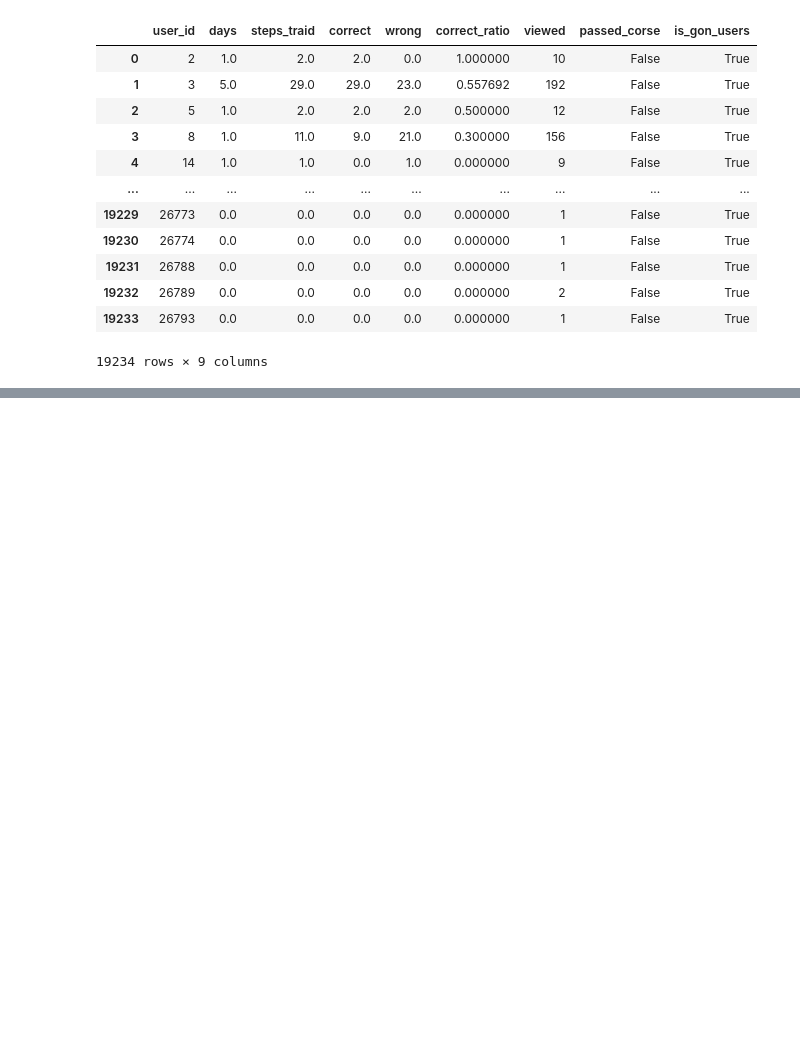
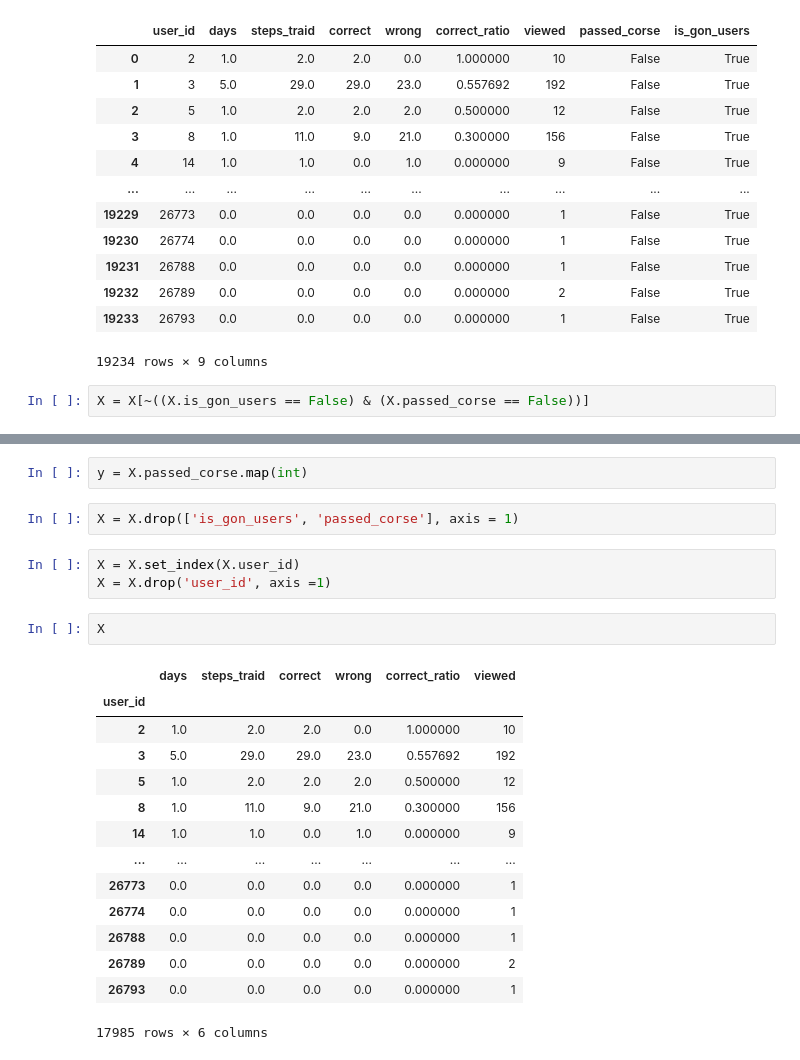
Before and after one commit to MakVit1988/Data_Science_and_ML_, a Jupyter notebook: Stepik_ML.ipynb, the cells around one changed output, grey strips where cells are left out. Saved outputs shown, nothing was run; the diff lists cells and outputs as text; blank space fills up the shorter version.

```diff
--- a/Stepik_ML.ipynb
+++ b/Stepik_ML.ipynb
@@ -757,3 +740,5 @@ X
 | 19232 | 26789 | 0.0 | 0.0 | 0.0 | 0.0 | 0.000000 | 2 | False | True |
 | 19233 | 26793 | 0.0 | 0.0 | 0.0 | 0.0 | 0.000000 | 1 | False | True |
 19234 rows × 9 columns
+# %%
+X = X[~((X.is_gon_users == False) & (X.passed_corse == False))]
@@ -759,0 +753,24 @@ X
+# %%
+y = X.passed_corse.map(int)
+# %%
+X = X.drop(['is_gon_users', 'passed_corse'], axis = 1)
+# %%
+X = X.set_index(X.user_id)
+X = X.drop('user_id', axis =1)
+# %%
+X
+# %% [output]
+|  | days | steps_traid | correct | wrong | correct_ratio | viewed |
+| user_id |  |  |  |  |  |  |
+| 2 | 1.0 | 2.0 | 2.0 | 0.0 | 1.000000 | 10 |
+| 3 | 5.0 | 29.0 | 29.0 | 23.0 | 0.557692 | 192 |
+| 5 | 1.0 | 2.0 | 2.0 | 2.0 | 0.500000 | 12 |
+| 8 | 1.0 | 11.0 | 9.0 | 21.0 | 0.300000 | 156 |
+| 14 | 1.0 | 1.0 | 0.0 | 1.0 | 0.000000 | 9 |
+| ... | ... | ... | ... | ... | ... | ... |
+| 26773 | 0.0 | 0.0 | 0.0 | 0.0 | 0.000000 | 1 |
+| 26774 | 0.0 | 0.0 | 0.0 | 0.0 | 0.000000 | 1 |
+| 26788 | 0.0 | 0.0 | 0.0 | 0.0 | 0.000000 | 1 |
+| 26789 | 0.0 | 0.0 | 0.0 | 0.0 | 0.000000 | 2 |
+| 26793 | 0.0 | 0.0 | 0.0 | 0.0 | 0.000000 | 1 |
+17985 rows × 6 columns
```
Also changed, not shown: parts of 16 cells of this notebook.
